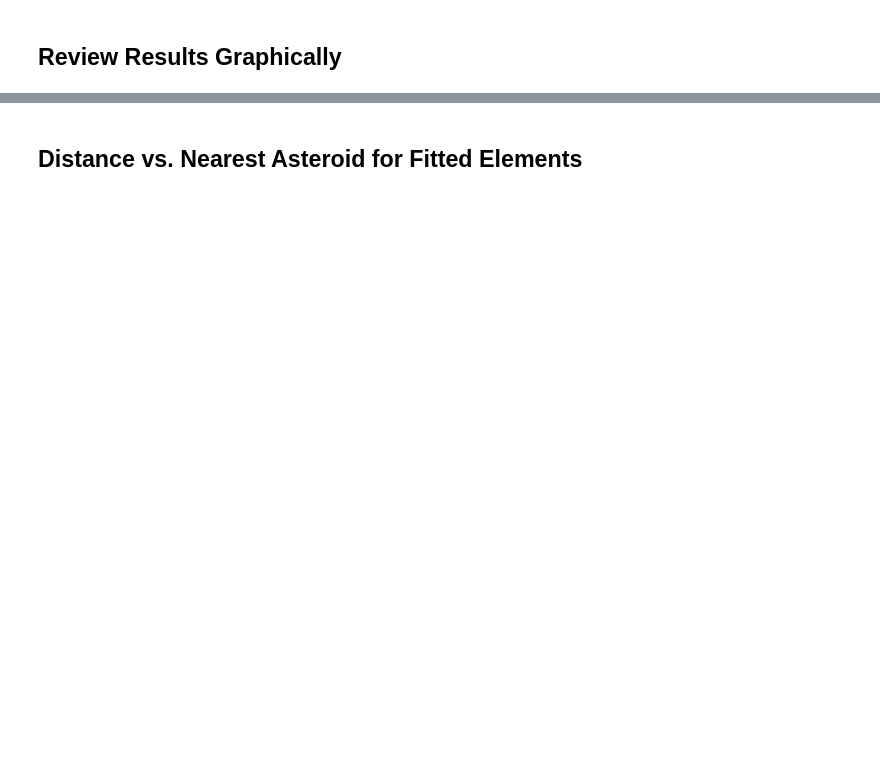
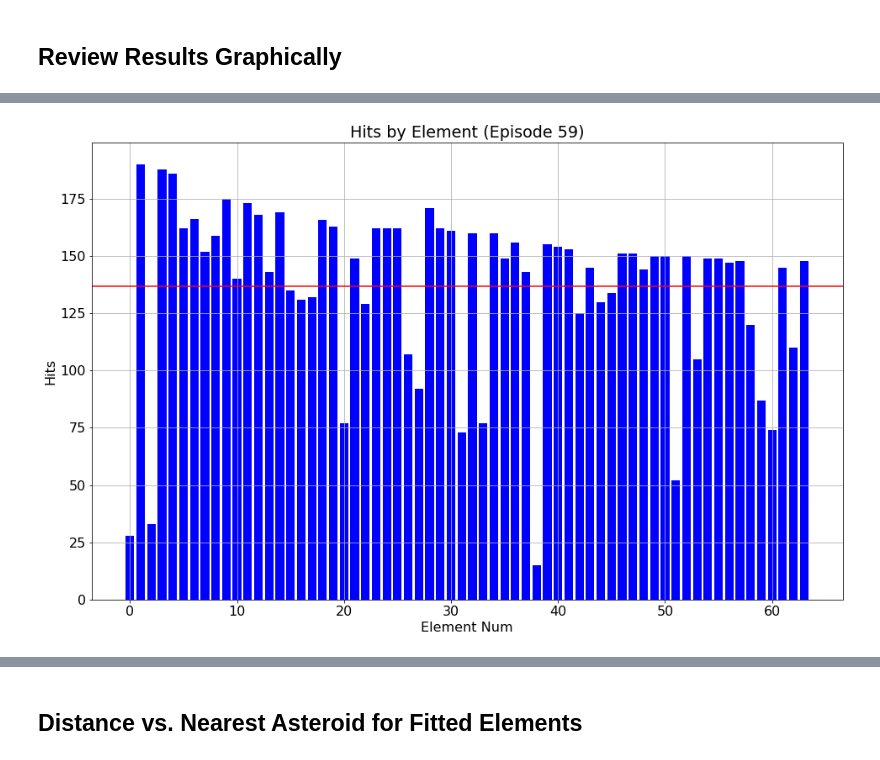
Before and after one commit to memanuel/kepler-sieve, a Jupyter notebook: jupyter/14_asteroid_search_unperturbed.ipynb, the cells around one changed output, grey strips where cells are left out. Saved outputs shown, nothing was run; the diff lists cells and outputs as text; code cells hidden in the pictures; blank space fills up the shorter version.

```diff
--- a/jupyter/14_asteroid_search_unperturbed.ipynb
+++ b/jupyter/14_asteroid_search_unperturbed.ipynb
@@ -248,3 +315,5 @@ fig, ax = model.plot_bar('log_like', sorted=False)
 # %%
 # Bar chart: hits
-fig, ax = model.plot_bar('hits', sorted=False)
+fig, ax_hits = model.plot_bar('hits', sorted=False)
+# %% [output]
+[figure, added]
```
Also changed, not shown: parts of 36 cells of this notebook, 2 other files.
